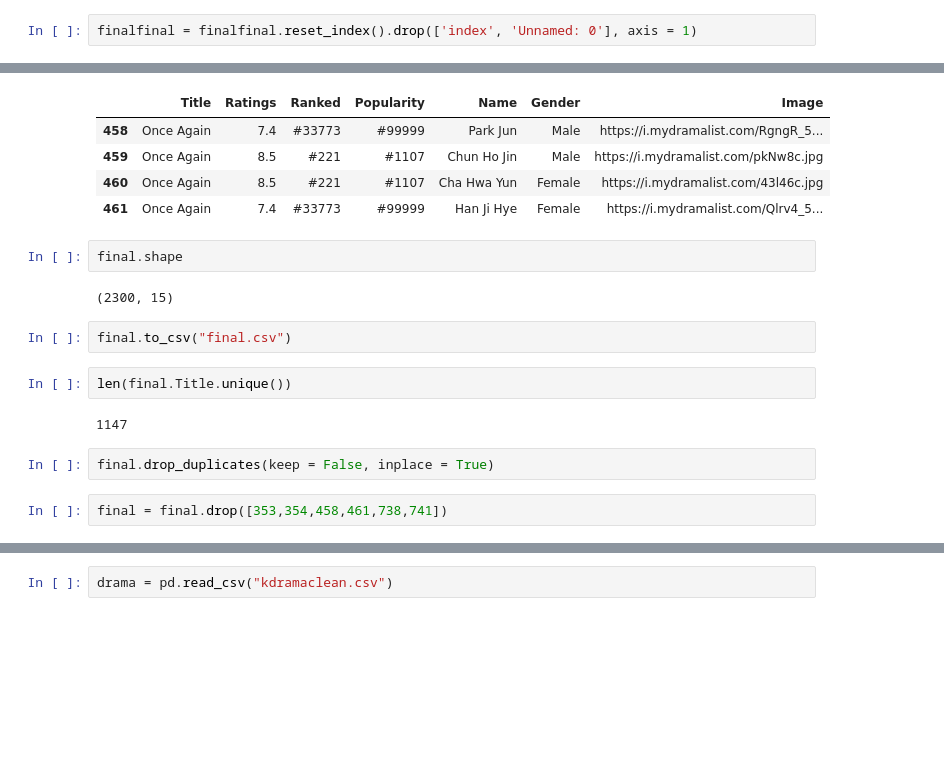
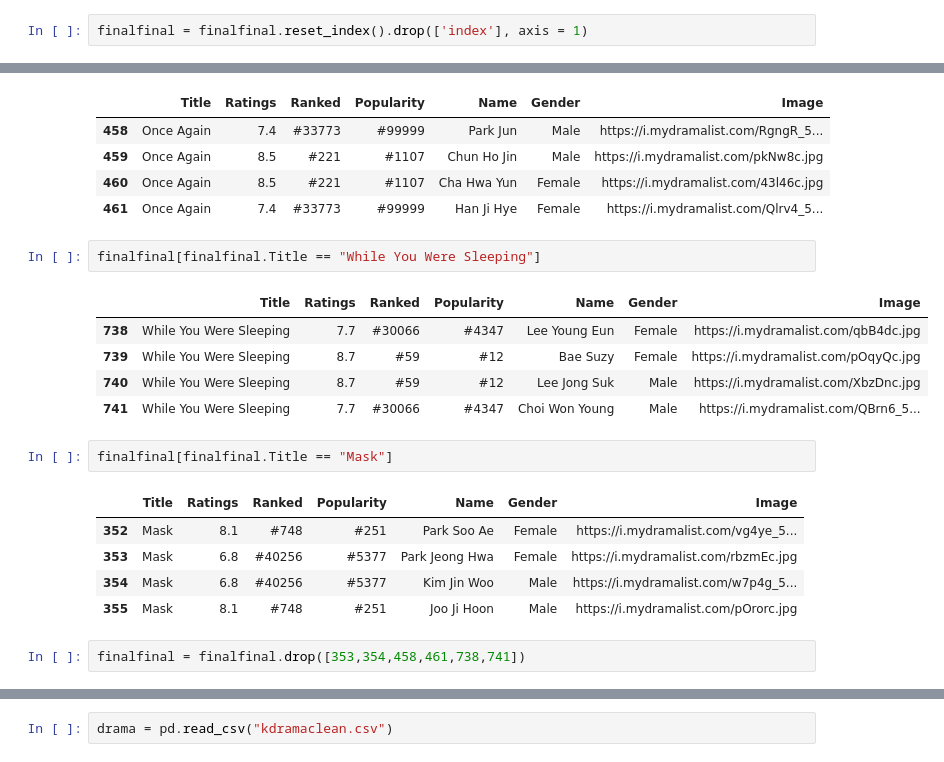
Before and after one commit to valencialie11/cz1016_kdrama, a Jupyter notebook: Kdrama.ipynb, the cells around one changed output, grey strips where cells are left out. Cells and saved outputs as stored; diff of their text form; blank space fills up the shorter version.

```diff
--- a/Kdrama.ipynb
+++ b/Kdrama.ipynb
@@ -378,5 +192,5 @@ finalfinal = finalfinal.sort_values("Title")
 # %%
-finalfinal = finalfinal.reset_index().drop(['index', 'Unnamed: 0'], axis = 1)
+finalfinal = finalfinal.reset_index().drop(['index'], axis = 1)
 # %%
 finalfinal = finalfinal.rename(columns={"Info4": "Gender"})
 # %%
@@ -830,17 +610,21 @@ finalfinal[finalfinal.Title == "Once Again"]
 | 459 | Once Again | 8.5 | #221 | #1107 | Chun Ho Jin | Male | https://i.mydramalist.com/pkNw8c.jpg |
 | 460 | Once Again | 8.5 | #221 | #1107 | Cha Hwa Yun | Female | https://i.mydramalist.com/43l46c.jpg |
 | 461 | Once Again | 7.4 | #33773 | #99999 | Han Ji Hye | Female | https://i.mydramalist.com/Qlrv4_5... |
-# %%
-final.shape
-# %% [output]
-(2300, 15)
-# %%
-final.to_csv("final.csv")
-# %%
-len(final.Title.unique())
-# %% [output]
-1147
-# %%
-final.drop_duplicates(keep = False, inplace = True)
+# %%
+finalfinal[finalfinal.Title == "While You Were Sleeping"]
+# %% [output]
+|  | Title | Ratings | Ranked | Popularity | Name | Gender | Image |
+| 738 | While You Were Sleeping | 7.7 | #30066 | #4347 | Lee Young Eun | Female | https://i.mydramalist.com/qbB4dc.jpg |
+| 739 | While You Were Sleeping | 8.7 | #59 | #12 | Bae Suzy | Female | https://i.mydramalist.com/pOqyQc.jpg |
+| 740 | While You Were Sleeping | 8.7 | #59 | #12 | Lee Jong Suk | Male | https://i.mydramalist.com/XbzDnc.jpg |
+| 741 | While You Were Sleeping | 7.7 | #30066 | #4347 | Choi Won Young | Male | https://i.mydramalist.com/QBrn6_5... |
+# %%
+finalfinal[finalfinal.Title == "Mask"]
+# %% [output]
+|  | Title | Ratings | Ranked | Popularity | Name | Gender | Image |
+| 352 | Mask | 8.1 | #748 | #251 | Park Soo Ae | Female | https://i.mydramalist.com/vg4ye_5... |
+| 353 | Mask | 6.8 | #40256 | #5377 | Park Jeong Hwa | Female | https://i.mydramalist.com/rbzmEc.jpg |
+| 354 | Mask | 6.8 | #40256 | #5377 | Kim Jin Woo | Male | https://i.mydramalist.com/w7p4g_5... |
+| 355 | Mask | 8.1 | #748 | #251 | Joo Ji Hoon | Male | https://i.mydramalist.com/pOrorc.jpg |
 # %%
-final = final.drop([353,354,458,461,738,741])
+finalfinal = finalfinal.drop([353,354,458,461,738,741])
```
Also changed, not shown: parts of 83 cells of this notebook, 1 other file.
